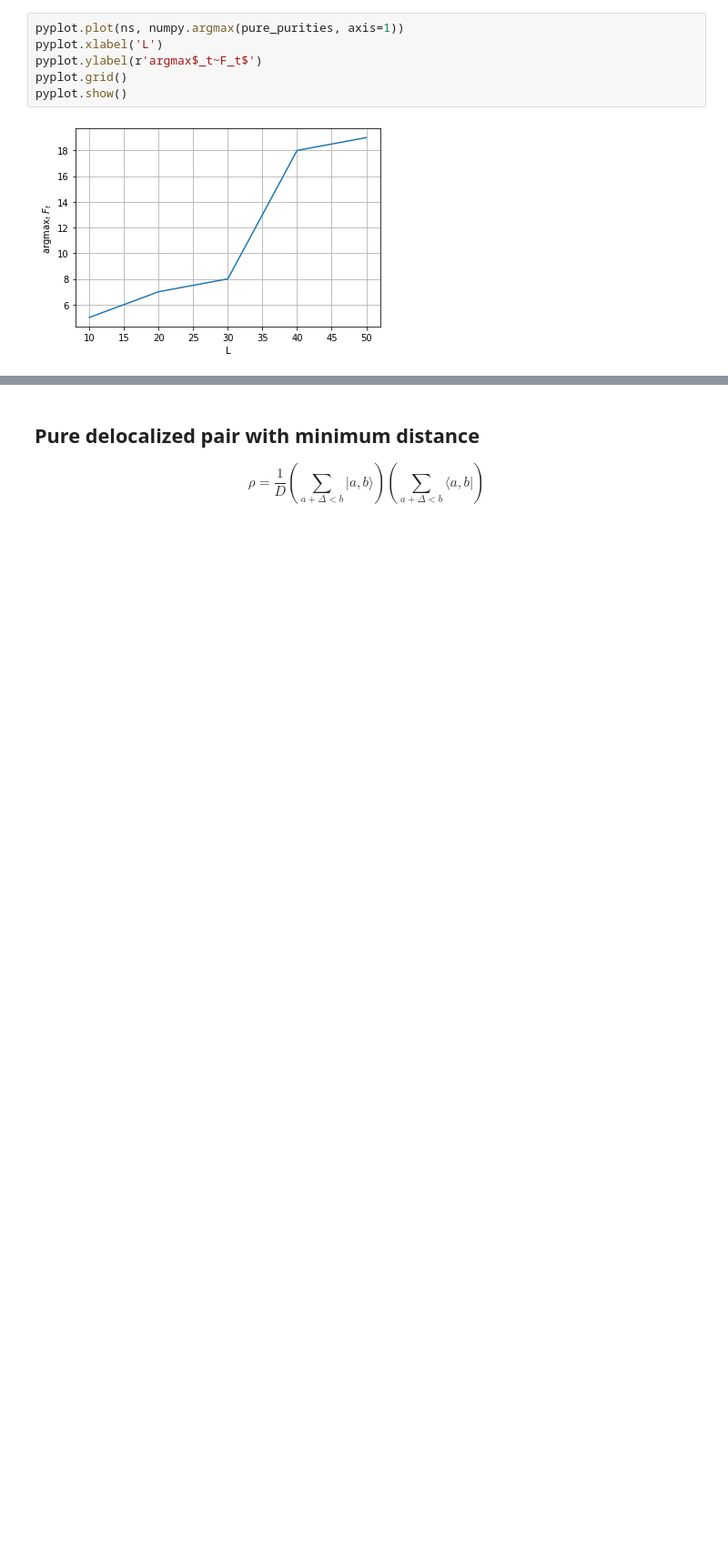
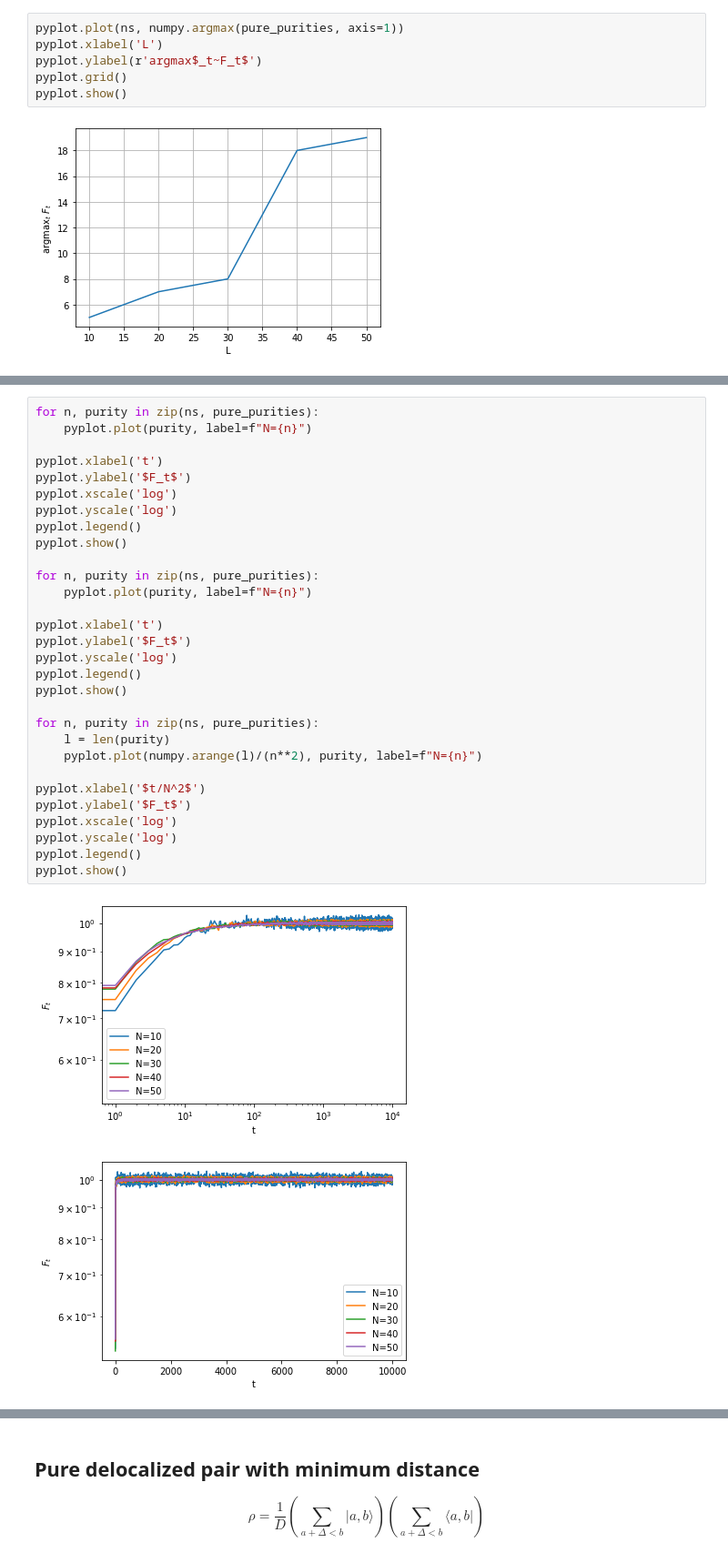
Before and after one commit to Renmusxd/RandomUnitaryLayers, a Jupyter notebook: jupyter/DoubleDefect.ipynb, the cells around one changed output, grey strips where cells are left out. Shown at 91% size. Saved outputs shown, nothing was run; the diff lists cells and outputs as text; blank space fills up the shorter version.

```diff
--- a/jupyter/DoubleDefect.ipynb
+++ b/jupyter/DoubleDefect.ipynb
@@ -193,0 +224,33 @@ pyplot.show()
+# %%
+for n, purity in zip(ns, pure_purities):
+    pyplot.plot(purity, label=f"N={n}")
+
+pyplot.xlabel('t')
+pyplot.ylabel('$F_t$')
+pyplot.xscale('log')
+pyplot.yscale('log')
+pyplot.legend()
+pyplot.show()
+
+for n, purity in zip(ns, pure_purities):
+    pyplot.plot(purity, label=f"N={n}")
+
+pyplot.xlabel('t')
+pyplot.ylabel('$F_t$')
+pyplot.yscale('log')
+pyplot.legend()
+pyplot.show()
+
+for n, purity in zip(ns, pure_purities):
+    l = len(purity)
+    pyplot.plot(numpy.arange(l)/(n**2), purity, label=f"N={n}")
+
+pyplot.xlabel('$t/N^2$')
+pyplot.ylabel('$F_t$')
+pyplot.xscale('log')
+pyplot.yscale('log')
+pyplot.legend()
+pyplot.show()
+# %% [output]
+[figure, added]
+[figure, added]
```
Also changed, not shown: parts of 7 cells of this notebook.
